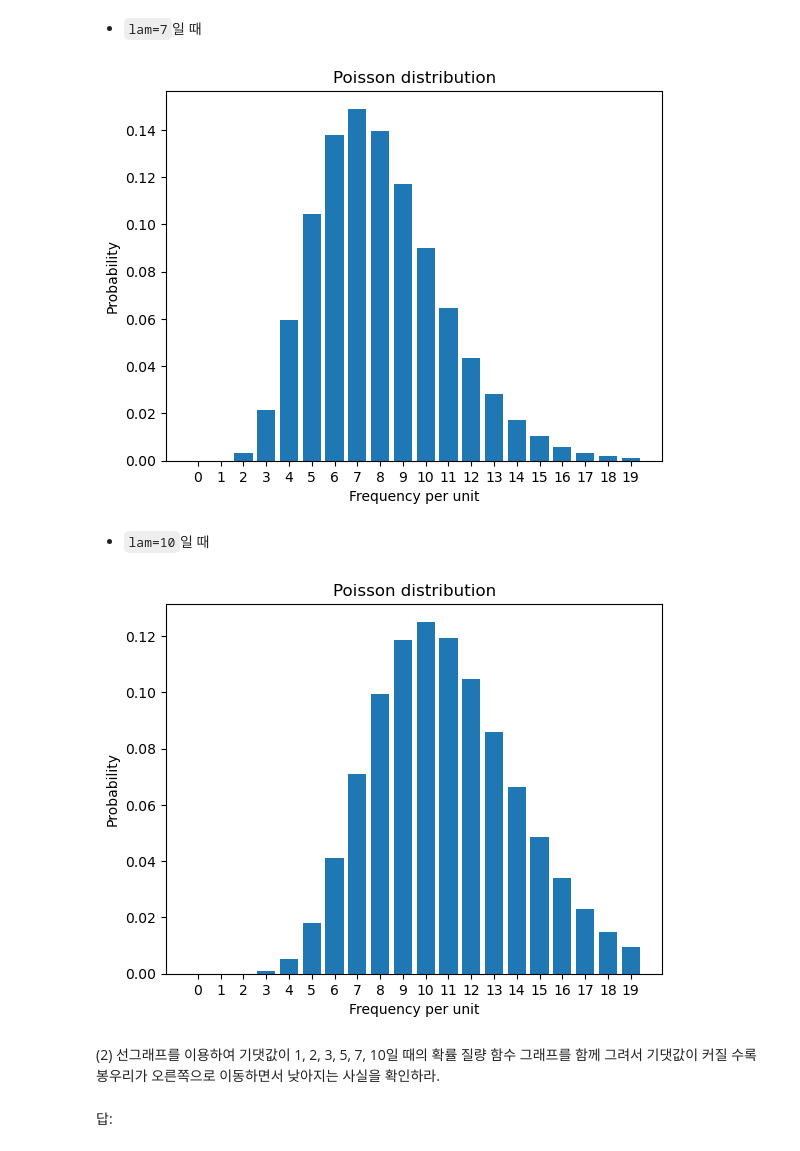
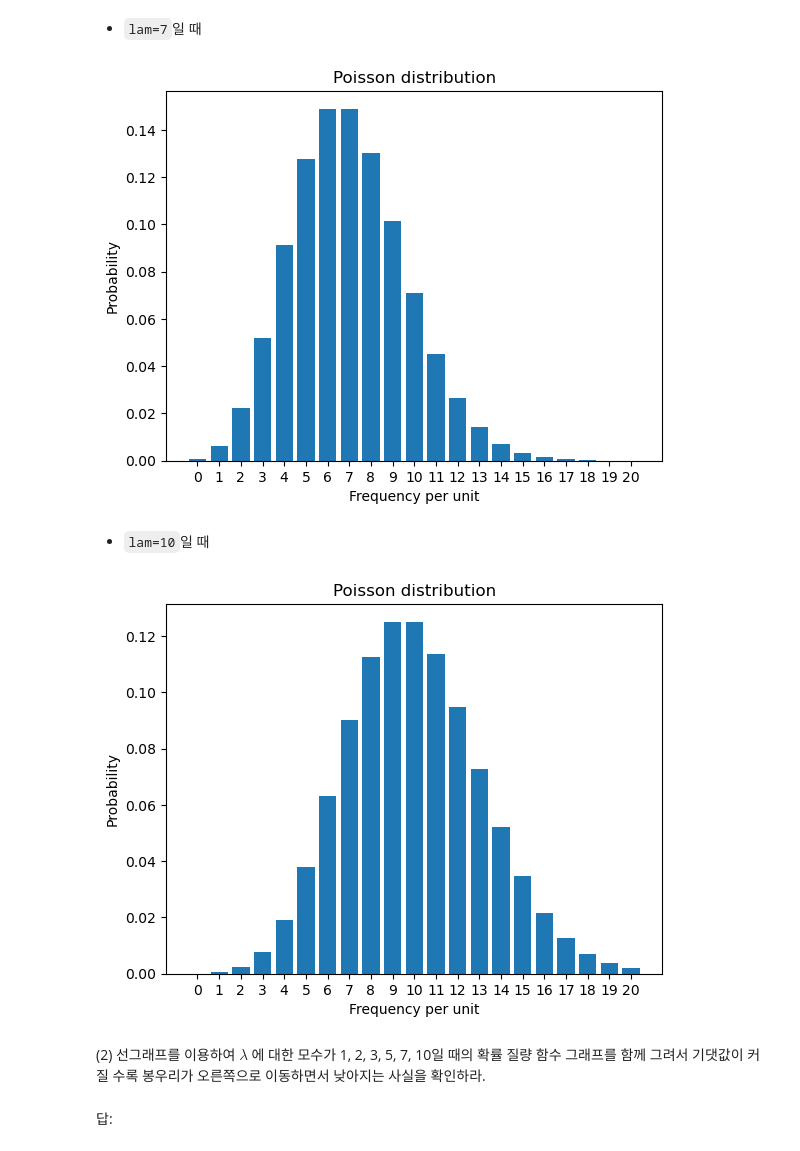
Before and after one commit to codingalzi/DataSci, a Jupyter notebook: practices/practice-expected_values-sol.ipynb, the cells around one changed output. Cells and saved outputs as stored; diff of their text form; code cells hidden in the pictures.

```diff
--- a/practices/practice-expected_values-sol.ipynb
+++ b/practices/practice-expected_values-sol.ipynb
@@ -258,37 +265,41 @@ fig = plt.figure()
 ax = fig.add_subplot(111)
 
 lam = 7
-ax.bar(xs, rv_poi.pmf(lam, xs))
+xs = range(21)
+
+ax.bar(xs, rv_poi.pmf(xs, lam))
 ax.set_title('Poisson distribution')
 ax.set_xlabel('Frequency per unit')
 ax.set_ylabel('Probability')
 
-ax.set_xticks(np.arange(20))
-ax.set_xticklabels(range(0,20))
+ax.set_xticks(np.arange(21))
+ax.set_xticklabels(range(21))
 
 plt.show()
 # %% [output]
-[figure, old version]
+[figure, new version]
 # %% [markdown]
 - `lam=10`일 때
 # %%
 fig = plt.figure()
 ax = fig.add_subplot(111)
 
 lam = 10
-ax.bar(xs, rv_poi.pmf(lam, xs))
+xs = range(21)
+
+ax.bar(xs, rv_poi.pmf(xs, lam))
 ax.set_title('Poisson distribution')
 ax.set_xlabel('Frequency per unit')
 ax.set_ylabel('Probability')
 
-ax.set_xticks(np.arange(20))
-ax.set_xticklabels(range(0,20))
+ax.set_xticks(np.arange(21))
+ax.set_xticklabels(range(21))
 
 plt.show()
 # %% [output]
-[figure, old version]
+[figure, new version]
 # %% [markdown]
-(2) 선그래프를 이용하여 기댓값이 1, 2, 3, 5, 7, 10일 때의 확률 질량 함수 그래프를 함께 그려서
+(2) 선그래프를 이용하여 $\lambda$ 에 대한 모수가 1, 2, 3, 5, 7, 10일 때의 확률 질량 함수 그래프를 함께 그려서
 기댓값이 커질 수록 봉우리가 오른쪽으로 이동하면서 낮아지는 사실을 확인하라.
 # %% [markdown]
 답:
```
Also changed, not shown: parts of 36 cells of this notebook, 1 other file.
